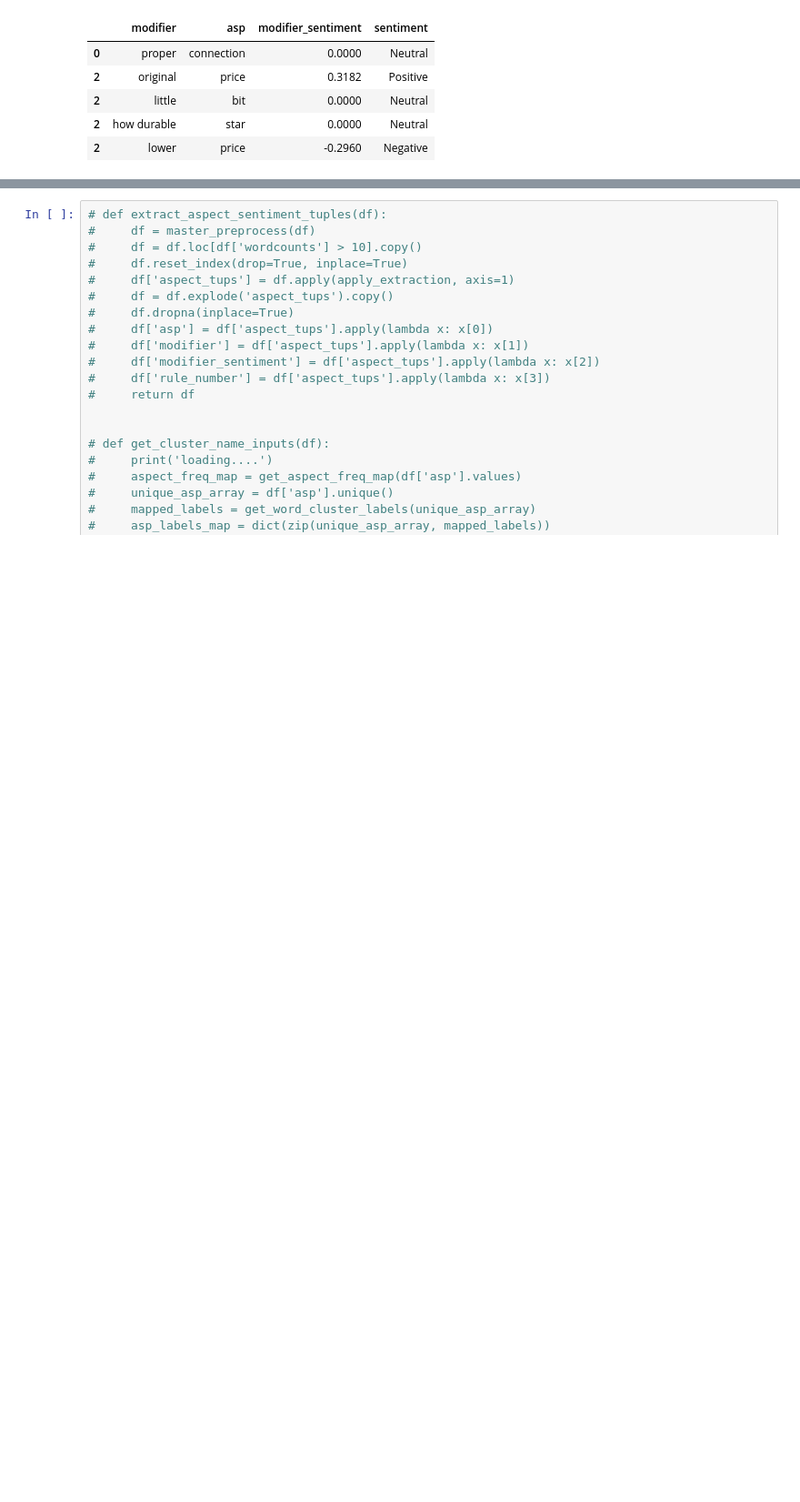
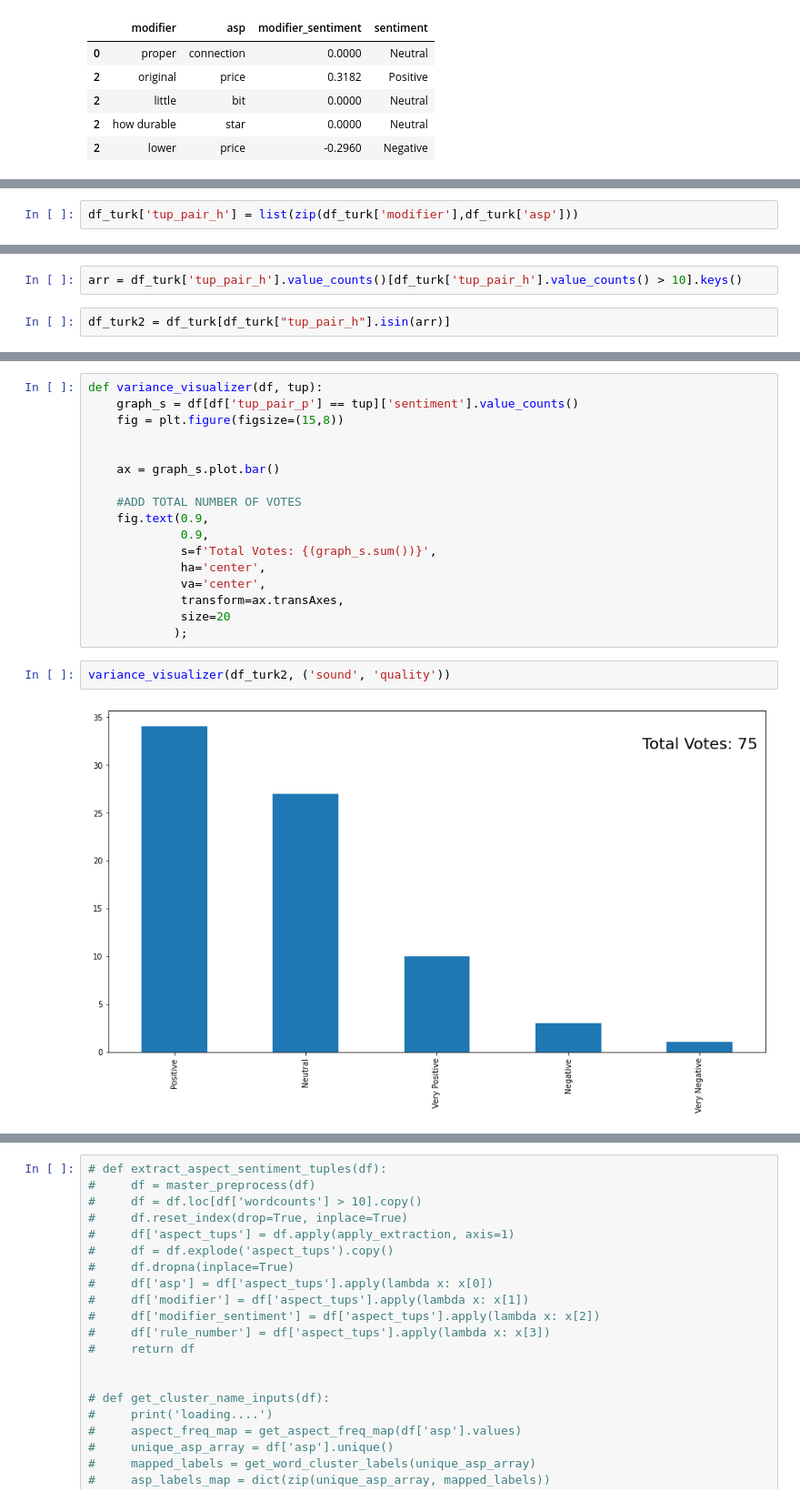
Before and after one commit to ddey117/ABSA_Project_4, a Jupyter notebook: Exploratory_Notebook.ipynb, the cells around one changed output, grey strips where cells are left out. Shown at 91% size. Cells and saved outputs as stored; diff of their text form; blank space fills up the shorter version.

```diff
--- a/Exploratory_Notebook.ipynb
+++ b/Exploratory_Notebook.ipynb
@@ -1089 +1105,3 @@ df_senti_predicted.sort_values(by='asp')
+# %%
+df_turk['tup_pair_h'] = list(zip(df_turk['modifier'],df_turk['asp']))
 # %%
@@ -1159,0 +1253,4 @@ FIGURE OUT INDEX VALUES FOR EXPIREMENTAL SETUP YOU DOOFUS
+# %%
+arr = df_turk['tup_pair_h'].value_counts()[df_turk['tup_pair_h'].value_counts() > 10].keys()
+# %%
+df_turk2 = df_turk[df_turk["tup_pair_h"].isin(arr)]
@@ -1159,0 +1266,21 @@ FIGURE OUT INDEX VALUES FOR EXPIREMENTAL SETUP YOU DOOFUS
+# %%
+def variance_visualizer(df, tup):
+    graph_s = df[df['tup_pair_p'] == tup]['sentiment'].value_counts()
+    fig = plt.figure(figsize=(15,8))
+
+
+    ax = graph_s.plot.bar()
+
+    #ADD TOTAL NUMBER OF VOTES
+    fig.text(0.9,
+             0.9,
+             s=f'Total Votes: {(graph_s.sum())}',
+             ha='center',
+             va='center',
+             transform=ax.transAxes,
+             size=20
+            );
+# %%
+variance_visualizer(df_turk2, ('sound', 'quality'))
+# %% [output]
+[figure, added]
```
Also changed, not shown: parts of 73 cells of this notebook, 8 other files.
